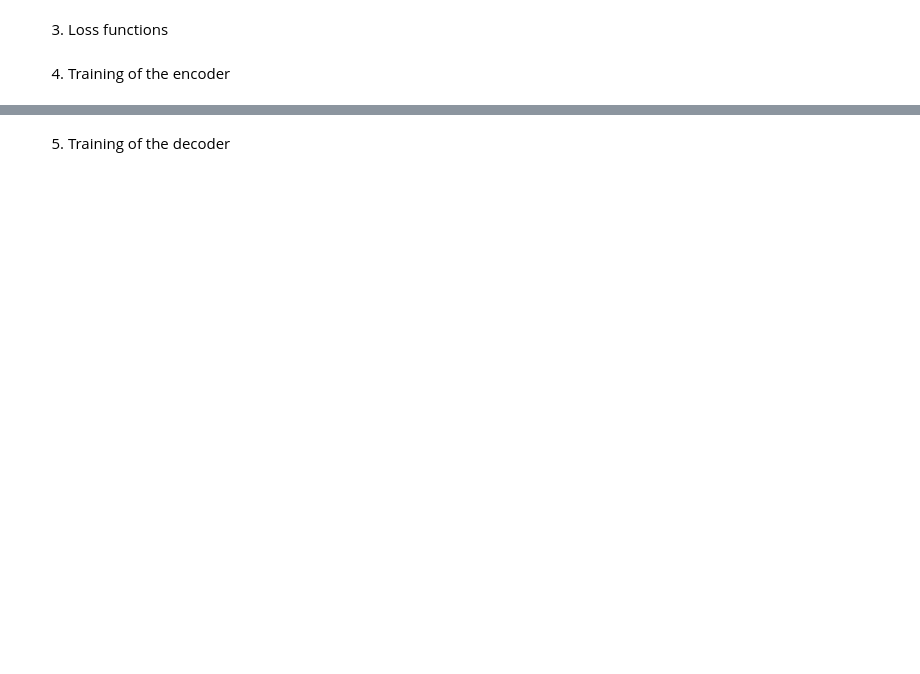
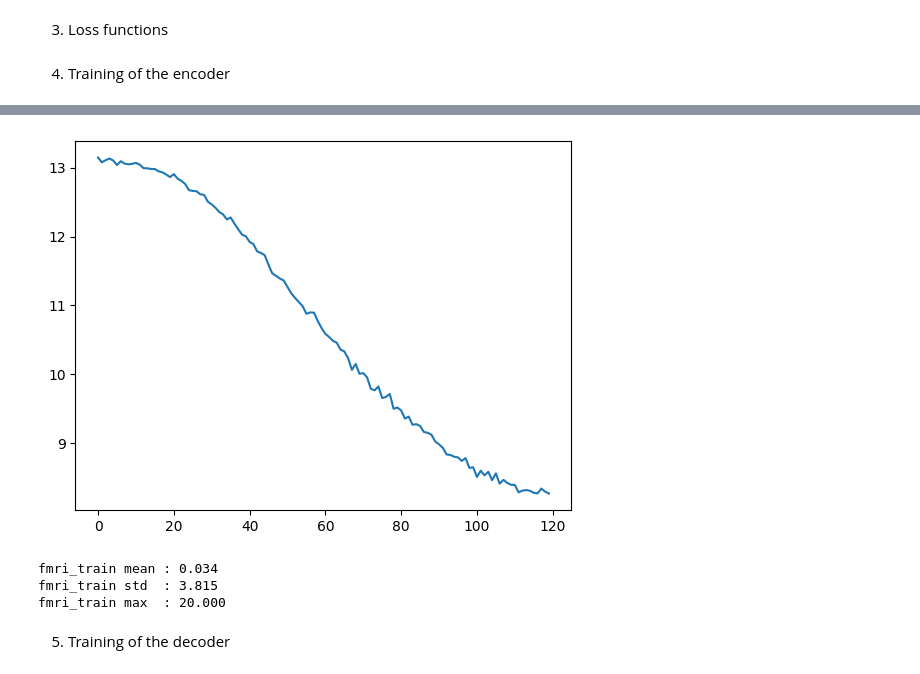
Before and after one commit to brainhack-school2026/chasteauneuf_project, a Jupyter notebook: fmri_to_image_pipeline.ipynb, the cells around one changed output, grey strips where cells are left out. Cells and saved outputs as stored; diff of their text form; code cells hidden in the pictures; blank space fills up the shorter version.

Commit message:
Stage 2: model implementation and training

```diff
--- a/fmri_to_image_pipeline.ipynb
+++ b/fmri_to_image_pipeline.ipynb
@@ -147,0 +148,13 @@ Data :
+# %%
+# Clip outliers in fMRI
+CLIP_VAL = 20.0
+
+fmri_train    = np.clip(fmri_train, -CLIP_VAL, CLIP_VAL).astype(np.float32)
+fmri_test     = np.clip(fmri_test, -CLIP_VAL, CLIP_VAL).astype(np.float32)
+fmri_test_raw = np.clip(fmri_test_raw, -CLIP_VAL, CLIP_VAL).astype(np.float32)
+
+print(f'Apres clipping :')
+print(f'  fmri_train mean : {fmri_train.mean():.3f}')
+print(f'  fmri_train std : {fmri_train.std():.3f}')
+print(f'  fmri_train max : {fmri_train.max():.3f}')
+print(f'  % voxels clipped : {(np.abs(fmri_train) == CLIP_VAL).mean()*100:.2f}%')
@@ -369,2 +663,40 @@ print(f'Device : {DEVICE}')
 # %% [markdown]
 4. Training of the encoder
+# %%
+BATCH_SIZE_ENC = 32
+N_EPOCHS_ENC = 120
+
+loader_train_enc = DataLoader(dataset_train, batch_size=BATCH_SIZE_ENC, shuffle=True, num_workers=2, pin_memory=True)
+optimizer_enc = torch.optim.SGD(encoder.parameters(), lr=0.1, momentum=0.9, weight_decay=1e-4)
+scheduler_enc = torch.optim.lr_scheduler.CosineAnnealingLR(optimizer_enc, T_max=N_EPOCHS_ENC + 20)
+
+losses = []
+for epoch in range(N_EPOCHS_ENC):
+    encoder.train()
+    epoch_loss = 0
+    for i, (img, fmri) in enumerate(loader_train_enc):
+        img, fmri = img.to(DEVICE), fmri.to(DEVICE)
+        fmri_pred = encoder(img)
+        loss = fmri_loss(fmri_pred, fmri)
+        optimizer_enc.zero_grad()
+        loss.backward()
+        optimizer_enc.step()
+        epoch_loss += loss.item()
+    avg_loss = epoch_loss / len(loader_train_enc)
+    scheduler_enc.step()
+    losses.append(avg_loss)
+    if (epoch + 1) % 10 == 0:
+      encoder.eval()
+      with torch.no_grad():
+        imgs_sample, fmris_sample = next(iter(DataLoader(dataset_train, batch_size=64, shuffle=False)))
+        fmri_pred = encoder(imgs_sample.to(DEVICE)).cpu()
+        cos_sim = F.cosine_similarity(fmri_pred, fmris_sample, dim=1).mean().item()
+      encoder.train()
+      print(f'  Epoch {epoch+1:3d}/{N_EPOCHS_ENC}, '
+          f'Loss : {avg_loss:.4f}, '
+          f'Cos sim : {cos_sim:.4f}, '
+          f'LR : {scheduler_enc.get_last_lr()[0]:.6f}')
+
+plt.plot(losses)
+plt.show()
+# %% [output]
@@ -371,2 +715,11 @@ print(f'Device : {DEVICE}')
+[figure, added]
+# %%
+print(f'fmri_train mean : {fmri_train.mean():.3f}')
+print(f'fmri_train std  : {fmri_train.std():.3f}')
+print(f'fmri_train max  : {fmri_train.max():.3f}')
+# %% [output]
+fmri_train mean : 0.034
+fmri_train std  : 3.815
+fmri_train max  : 20.000
 # %% [markdown]
 5. Training of the decoder
```
Also changed, not shown: parts of 22 cells of this notebook.
